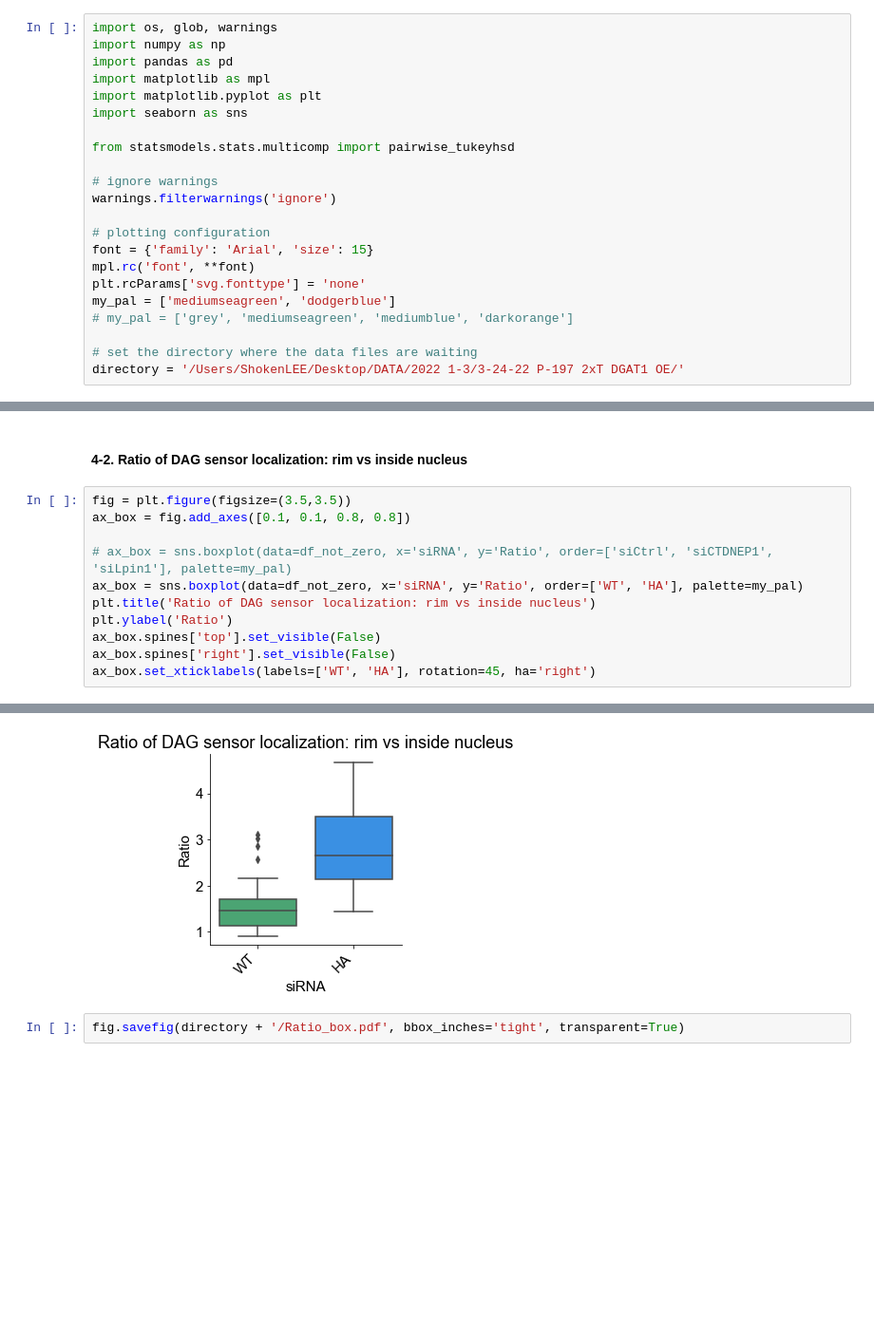
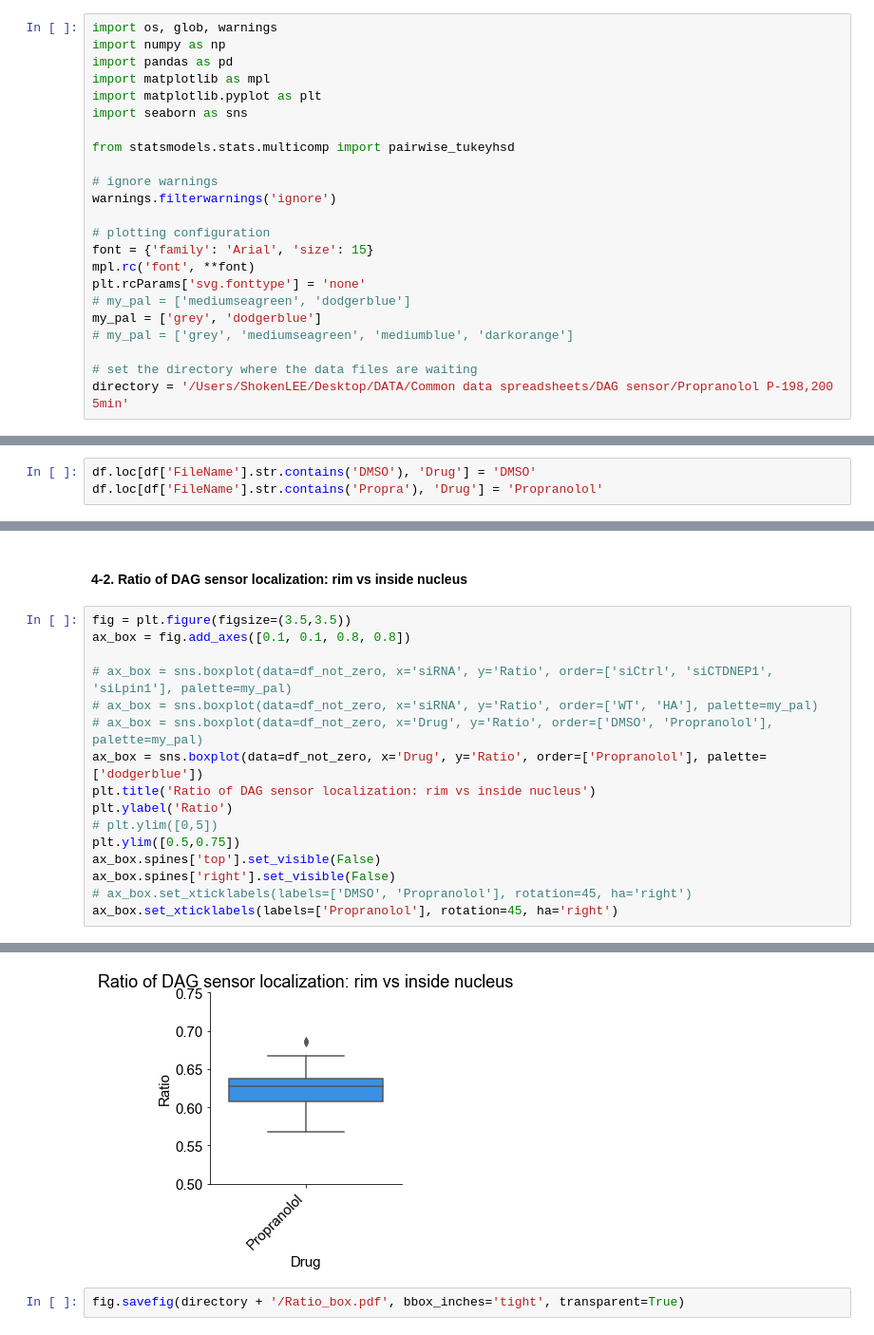
Before and after one commit to shokenlee/Lee_2023_Sun2-Lipid, a Jupyter notebook: DAGsensor.ipynb, the cells around one changed output, grey strips where cells are left out. Shown at 95% size. Saved outputs shown, nothing was run; the diff lists cells and outputs as text; blank space fills up the shorter version.

```diff
--- a/DAGsensor.ipynb
+++ b/DAGsensor.ipynb
@@ -17,11 +17,12 @@ warnings.filterwarnings('ignore')
 font = {'family': 'Arial', 'size': 15}
 mpl.rc('font', **font)
 plt.rcParams['svg.fonttype'] = 'none'
-my_pal = ['mediumseagreen', 'dodgerblue']
+# my_pal = ['mediumseagreen', 'dodgerblue']
+my_pal = ['grey', 'dodgerblue']
 # my_pal = ['grey', 'mediumseagreen', 'mediumblue', 'darkorange']
 
 # set the directory where the data files are waiting
-directory = '/Users/ShokenLEE/Desktop/DATA/2022 1-3/3-24-22 P-197 2xT DGAT1 OE/'
+directory = '/Users/ShokenLEE/Desktop/DATA/Common data spreadsheets/DAG sensor/Propranolol P-198,200 5min'
 # %% [markdown]
 ### **1. Concanatate all the CSV files**
 # %%
@@ -68,3 +71,6 @@ memory usage: 4.1+ KB
+# %%
+df.loc[df['FileName'].str.contains('DMSO'), 'Drug'] = 'DMSO'
+df.loc[df['FileName'].str.contains('Propra'), 'Drug'] = 'Propranolol'
 # %% [markdown]
 ####  **siRNA**
 # %%
@@ -152,10 +159,15 @@ fig = plt.figure(figsize=(3.5,3.5))
 ax_box = fig.add_axes([0.1, 0.1, 0.8, 0.8])
 
 # ax_box = sns.boxplot(data=df_not_zero, x='siRNA', y='Ratio', order=['siCtrl', 'siCTDNEP1', 'siLpin1'], palette=my_pal)
-ax_box = sns.boxplot(data=df_not_zero, x='siRNA', y='Ratio', order=['WT', 'HA'], palette=my_pal)
+# ax_box = sns.boxplot(data=df_not_zero, x='siRNA', y='Ratio', order=['WT', 'HA'], palette=my_pal)
+# ax_box = sns.boxplot(data=df_not_zero, x='Drug', y='Ratio', order=['DMSO', 'Propranolol'], palette=my_pal)
+ax_box = sns.boxplot(data=df_not_zero, x='Drug', y='Ratio', order=['Propranolol'], palette=['dodgerblue'])
 plt.title('Ratio of DAG sensor localization: rim vs inside nucleus')
 plt.ylabel('Ratio')
+# plt.ylim([0,5])
+plt.ylim([0.5,0.75])
 ax_box.spines['top'].set_visible(False)
 ax_box.spines['right'].set_visible(False)
-ax_box.set_xticklabels(labels=['WT', 'HA'], rotation=45, ha='right')
+# ax_box.set_xticklabels(labels=['DMSO', 'Propranolol'], rotation=45, ha='right')
+ax_box.set_xticklabels(labels=['Propranolol'], rotation=45, ha='right')
 # %% [output]
@@ -163,4 +175,4 @@ ax_box.set_xticklabels(labels=['WT', 'HA'], rotation=45, ha='right')
-[figure, old version]
+[figure, new version]
 # %%
 fig.savefig(directory + '/Ratio_box.pdf', bbox_inches='tight', transparent=True)
 # %%
```
Also changed, not shown: parts of 6 cells of this notebook.
